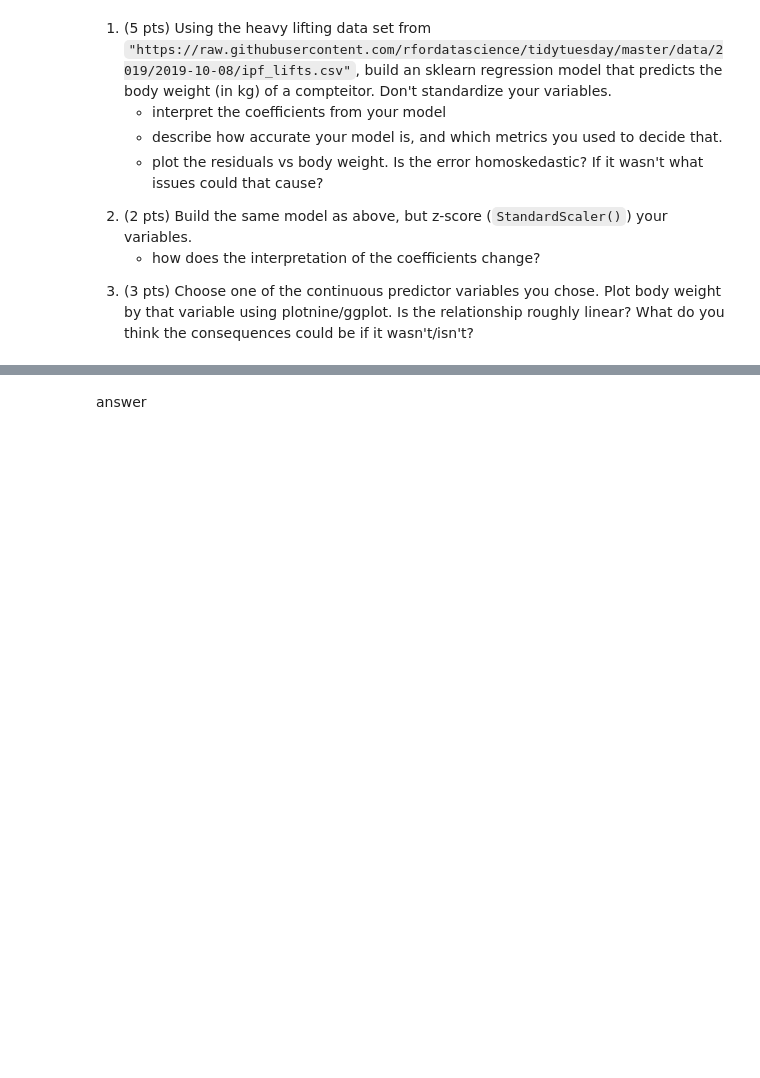
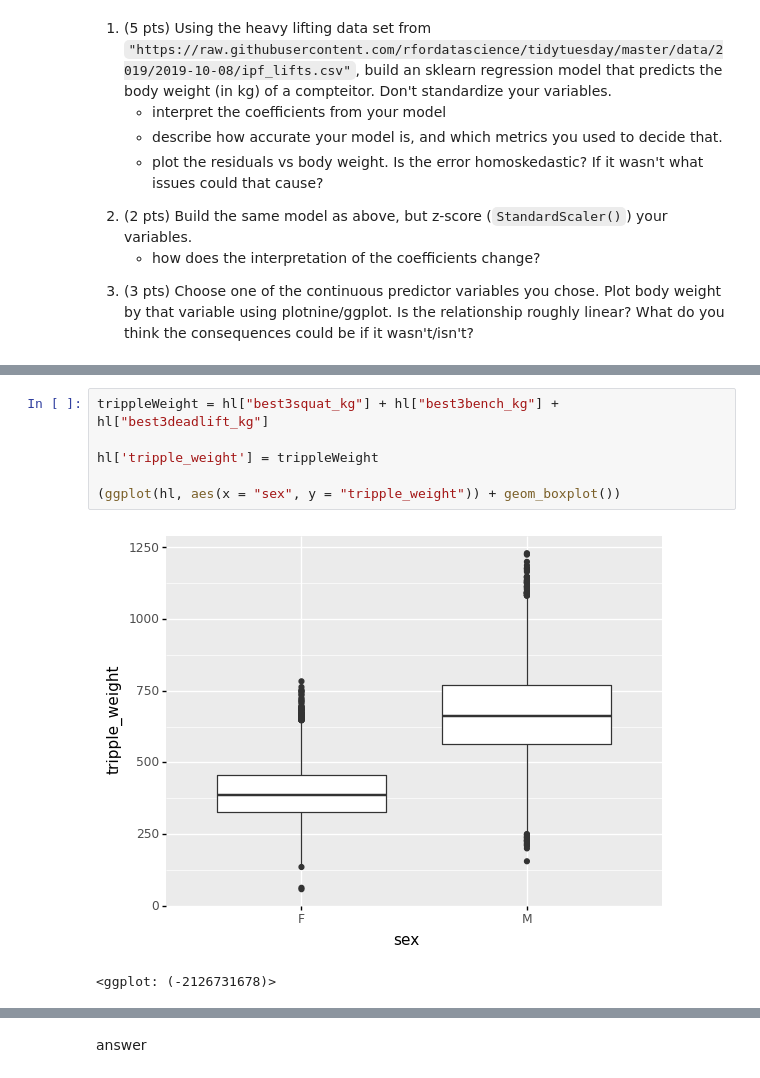
Before and after one commit to danshaub/CPSC392ParlettPelleriti, a Jupyter notebook: Assignments/HW2.ipynb, the cells around one changed output, grey strips where cells are left out. Saved outputs shown, nothing was run; the diff lists cells and outputs as text; blank space fills up the shorter version.

```diff
--- a/Assignments/HW2.ipynb
+++ b/Assignments/HW2.ipynb
@@ -26,0 +129,9 @@
+# %%
+trippleWeight = hl["best3squat_kg"] + hl["best3bench_kg"] + hl["best3deadlift_kg"]
+
+hl['tripple_weight'] = trippleWeight
+
+(ggplot(hl, aes(x = "sex", y = "tripple_weight")) + geom_boxplot())
+# %% [output]
+[figure, added]
+<ggplot: (-2126731678)>
```
Also changed, not shown: parts of 41 cells of this notebook, 2 other files.
